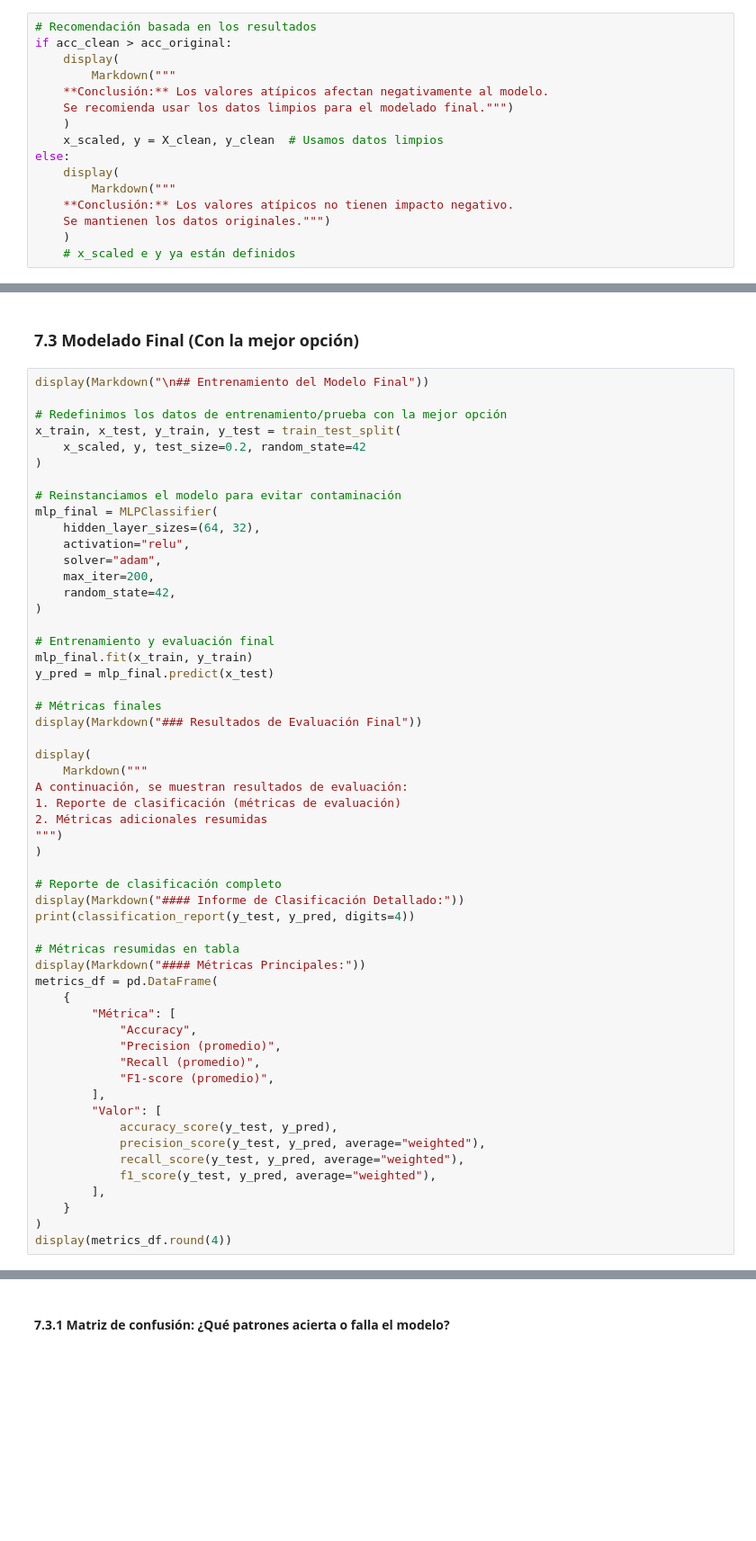
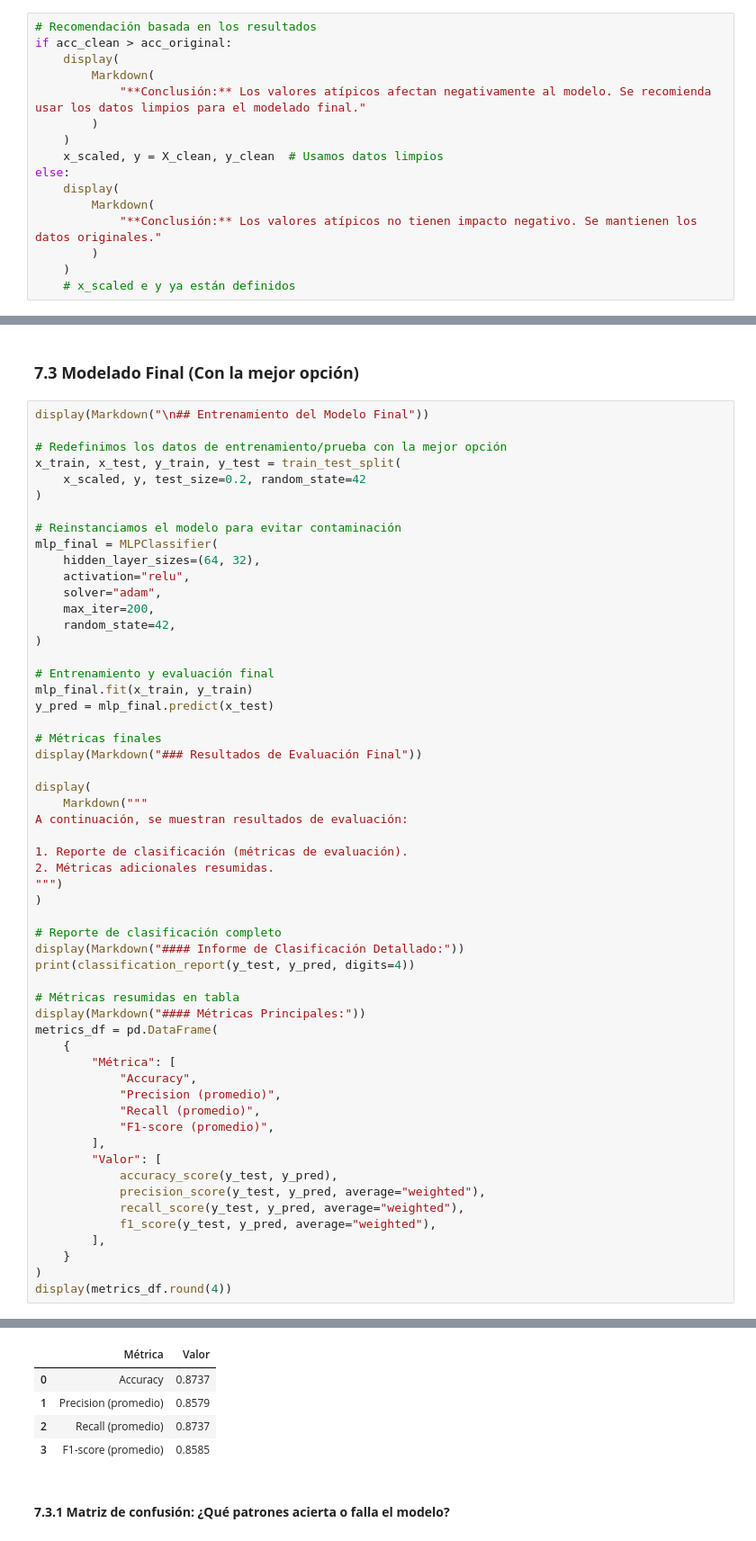
Before and after one commit to martindotpy/har-api, a Jupyter notebook: notebook/har_clustering.ipynb, the cells around one changed output, grey strips where cells are left out. Shown at 90% size. Cells and saved outputs as stored; diff of their text form; blank space fills up the shorter version.

```diff
--- a/notebook/har_clustering.ipynb
+++ b/notebook/har_clustering.ipynb
@@ -689,15 +710,15 @@ display(
 # Recomendación basada en los resultados
 if acc_clean > acc_original:
     display(
-        Markdown("""
-    **Conclusión:** Los valores atípicos afectan negativamente al modelo.
-    Se recomienda usar los datos limpios para el modelado final.""")
+        Markdown(
+            "**Conclusión:** Los valores atípicos afectan negativamente al modelo. Se recomienda usar los datos limpios para el modelado final."
+        )
     )
     x_scaled, y = X_clean, y_clean  # Usamos datos limpios
 else:
     display(
-        Markdown("""
-    **Conclusión:** Los valores atípicos no tienen impacto negativo.
-    Se mantienen los datos originales.""")
+        Markdown(
+            "**Conclusión:** Los valores atípicos no tienen impacto negativo. Se mantienen los datos originales."
+        )
     )
     # x_scaled e y ya están definidos
@@ -730,8 +753,9 @@ display(Markdown("### Resultados de Evaluación Final"))
 display(
     Markdown("""
 A continuación, se muestran resultados de evaluación:
-1. Reporte de clasificación (métricas de evaluación)
-2. Métricas adicionales resumidas
+
+1. Reporte de clasificación (métricas de evaluación).
+2. Métricas adicionales resumidas.
 """)
 )
 
@@ -758,3 +782,4 @@ metrics_df = pd.DataFrame(
     }
 )
 display(metrics_df.round(4))
+# %% [output]
@@ -761,3 +813,8 @@ display(metrics_df.round(4))
+|  | Métrica | Valor |
+| 0 | Accuracy | 0.8737 |
+| 1 | Precision (promedio) | 0.8579 |
+| 2 | Recall (promedio) | 0.8737 |
+| 3 | F1-score (promedio) | 0.8585 |
 # %% [markdown]
 #### **7.3.1 Matriz de confusión: ¿Qué patrones acierta o falla el modelo?**
 # %%
```
Also changed, not shown: parts of 15 cells of this notebook, 16 other files.
